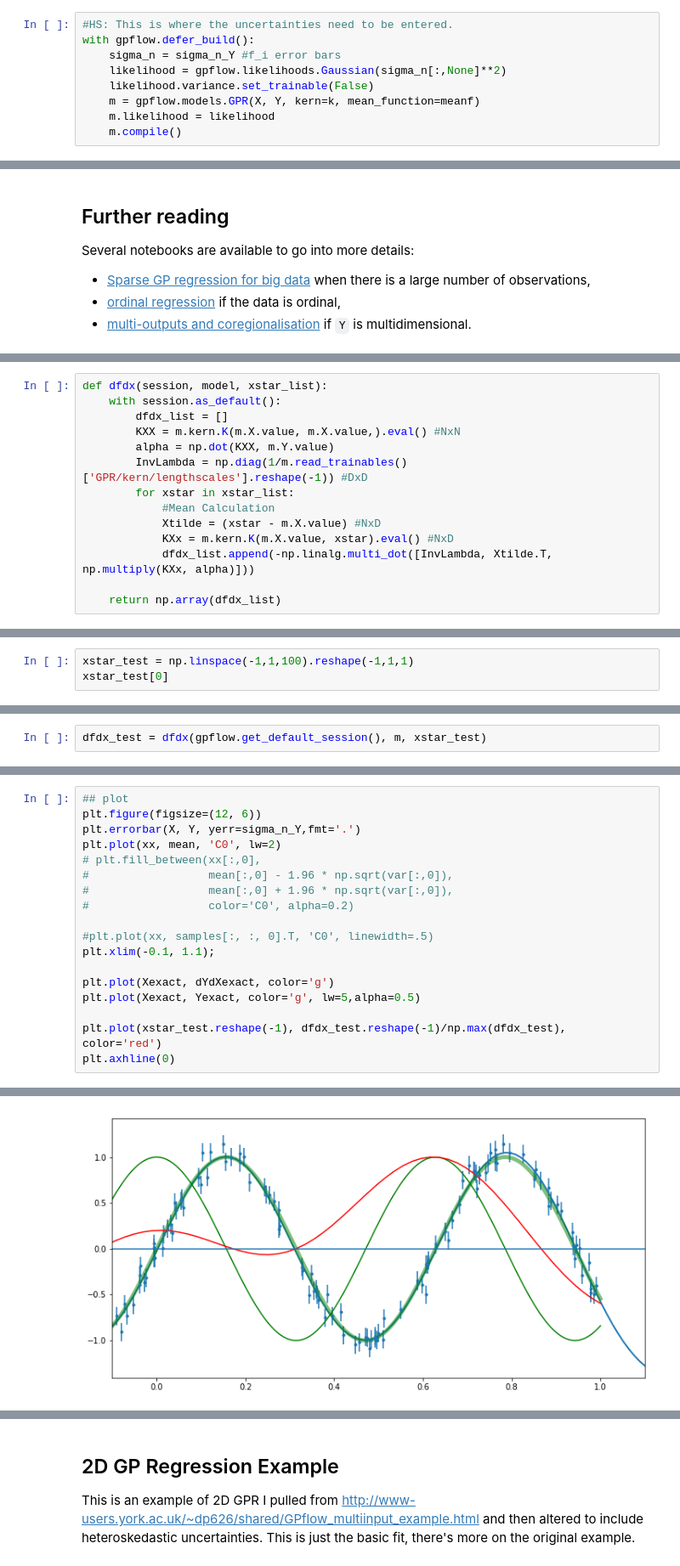
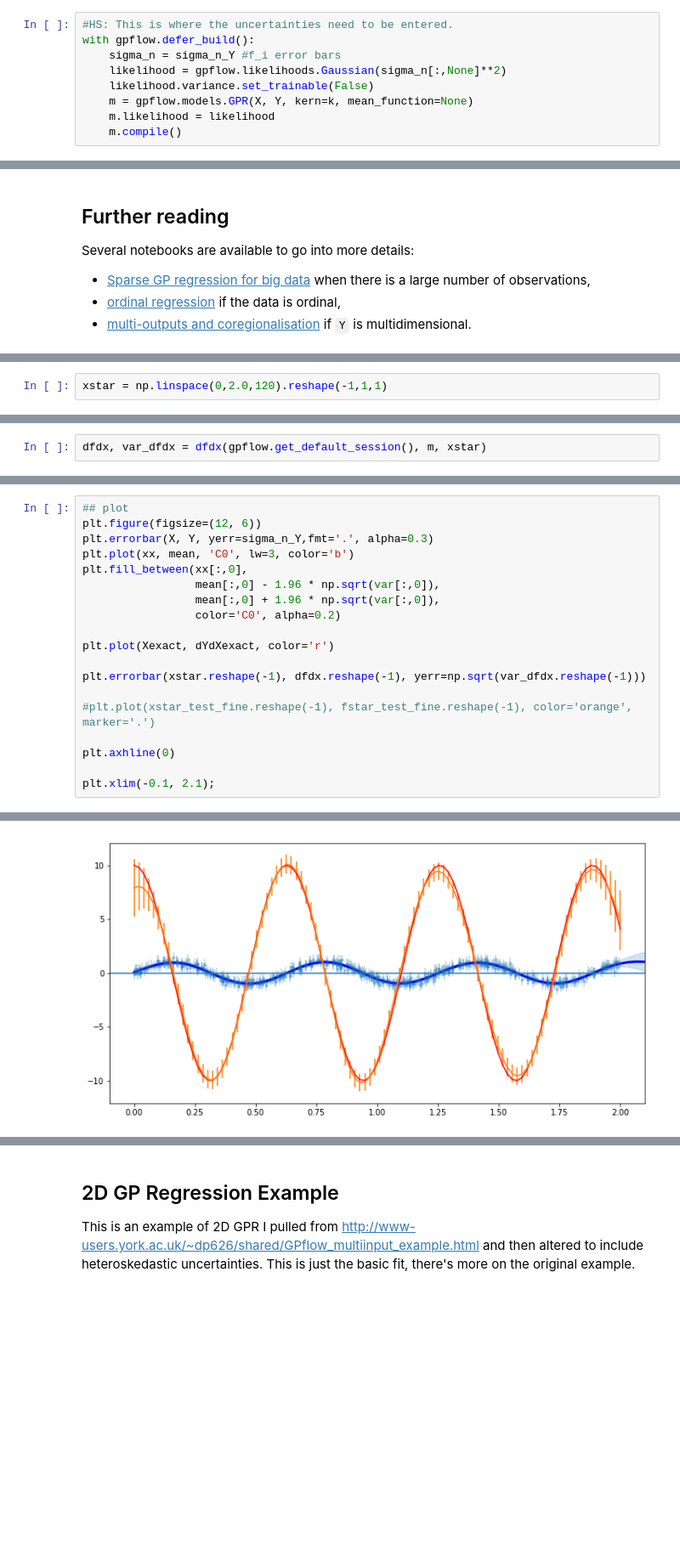
Before and after one commit to hsilver/gpr_examples, a Jupyter notebook: gpflow_regression_intro.ipynb, the cells around one changed output, grey strips where cells are left out. Shown at 85% size. Cells and saved outputs as stored; diff of their text form; blank space fills up the shorter version.

```diff
--- a/gpflow_regression_intro.ipynb
+++ b/gpflow_regression_intro.ipynb
@@ -91,7 +113,7 @@ with gpflow.defer_build():
     sigma_n = sigma_n_Y #f_i error bars
     likelihood = gpflow.likelihoods.Gaussian(sigma_n[:,None]**2)
     likelihood.variance.set_trainable(False)
-    m = gpflow.models.GPR(X, Y, kern=k, mean_function=meanf)
+    m = gpflow.models.GPR(X, Y, kern=k, mean_function=None)
     m.likelihood = likelihood
     m.compile()
 # %% [output]
@@ -206,14 +226,0 @@ Derivative of the latent function $f(x)$
-# %%
-def dfdx(session, model, xstar_list):
-    with session.as_default():
-        dfdx_list = []
-        KXX = m.kern.K(m.X.value, m.X.value,).eval() #NxN
-        alpha = np.dot(KXX, m.Y.value)
-        InvLambda = np.diag(1/m.read_trainables()['GPR/kern/lengthscales'].reshape(-1)) #DxD
-        for xstar in xstar_list:
-            #Mean Calculation
-            Xtilde = (xstar - m.X.value) #NxD
-            KXx = m.kern.K(m.X.value, xstar).eval() #NxD
-            dfdx_list.append(-np.linalg.multi_dot([InvLambda, Xtilde.T, np.multiply(KXx, alpha)]))
-
-    return np.array(dfdx_list)
@@ -220,3 +231,2 @@ def dfdx(session, model, xstar_list):
 # %%
-xstar_test = np.linspace(-1,1,100).reshape(-1,1,1)
-xstar_test[0]
+xstar = np.linspace(0,2.0,120).reshape(-1,1,1)
@@ -225,2 +233,2 @@ array([[-1.]])
 # %%
-dfdx_test = dfdx(gpflow.get_default_session(), m, xstar_test)
+dfdx, var_dfdx = dfdx(gpflow.get_default_session(), m, xstar)
@@ -240,19 +253,20 @@ dfdx_test = dfdx(gpflow.get_default_session(), m, xstar_test)
 # %%
 ## plot
 plt.figure(figsize=(12, 6))
-plt.errorbar(X, Y, yerr=sigma_n_Y,fmt='.')
-plt.plot(xx, mean, 'C0', lw=2)
-# plt.fill_between(xx[:,0],
-#                  mean[:,0] - 1.96 * np.sqrt(var[:,0]),
-#                  mean[:,0] + 1.96 * np.sqrt(var[:,0]),
-#                  color='C0', alpha=0.2)
+plt.errorbar(X, Y, yerr=sigma_n_Y,fmt='.', alpha=0.3)
+plt.plot(xx, mean, 'C0', lw=3, color='b')
+plt.fill_between(xx[:,0],
+                 mean[:,0] - 1.96 * np.sqrt(var[:,0]),
+                 mean[:,0] + 1.96 * np.sqrt(var[:,0]),
+                 color='C0', alpha=0.2)
 
-#plt.plot(xx, samples[:, :, 0].T, 'C0', linewidth=.5)
-plt.xlim(-0.1, 1.1);
+plt.plot(Xexact, dYdXexact, color='r')
 
-plt.plot(Xexact, dYdXexact, color='g')
-plt.plot(Xexact, Yexact, color='g', lw=5,alpha=0.5)
+plt.errorbar(xstar.reshape(-1), dfdx.reshape(-1), yerr=np.sqrt(var_dfdx.reshape(-1)))
 
-plt.plot(xstar_test.reshape(-1), dfdx_test.reshape(-1)/np.max(dfdx_test), color='red')
+#plt.plot(xstar_test_fine.reshape(-1), fstar_test_fine.reshape(-1), color='orange', marker='.')
+
 plt.axhline(0)
+
+plt.xlim(-0.1, 2.1);
 # %% [output]
@@ -260 +273 @@ plt.axhline(0)
-[figure, old version]
+[figure, new version]
```
Also changed, not shown: parts of 24 cells of this notebook.
